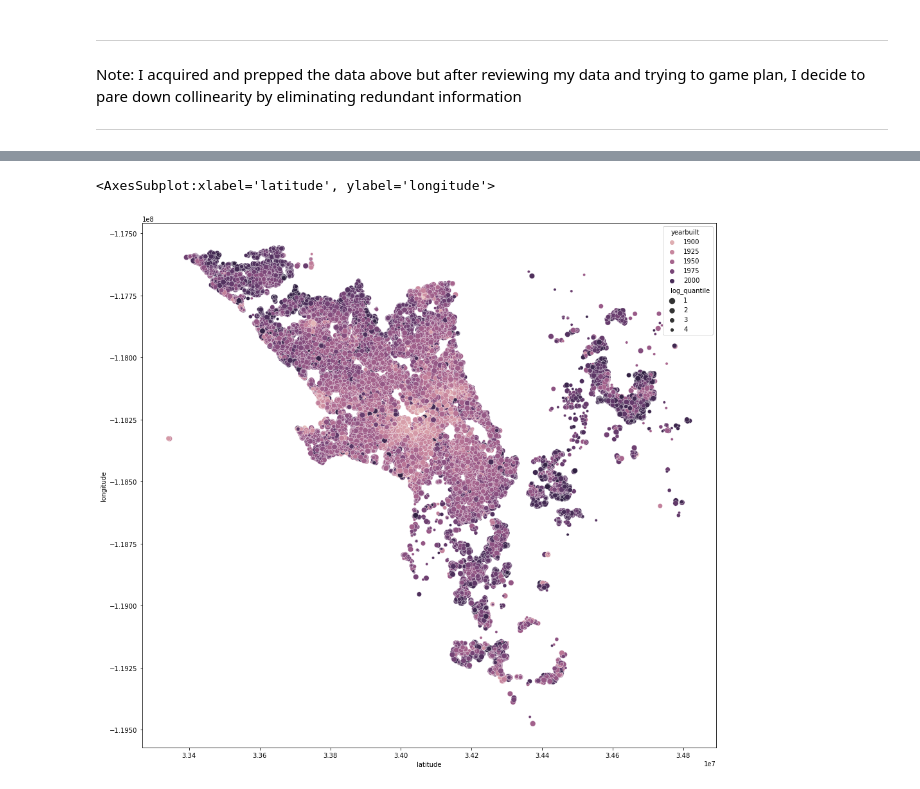
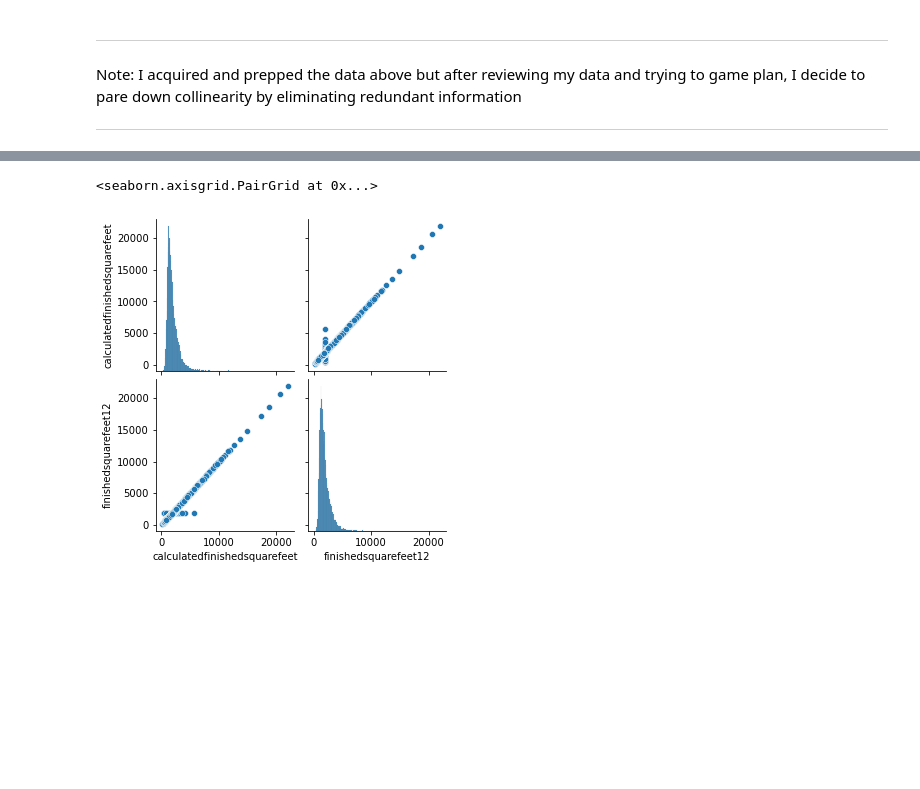
Before and after one commit to albertopuentes/Clustering-Project---Tale-of-Two-Cities, a Jupyter notebook: clustering_notebook.ipynb, the cells around one changed output, grey strips where cells are left out. Saved outputs shown, nothing was run; the diff lists cells and outputs as text; code cells hidden in the pictures; blank space fills up the shorter version.

```diff
--- a/clustering_notebook.ipynb
+++ b/clustering_notebook.ipynb
@@ -157,3 +151,6 @@ memory usage: 12.4+ MB
 # %%
 # drop assessment year as it is one single year
 df = df.drop(columns=(['assessmentyear']))
+# %%
+#dropping the id columns, as parcelid is a unique identifier
+df= df.drop(columns=('id'))
@@ -169,0 +181,3 @@ test -> (9688, 30)
+# %%
+# Split data
+train, validate, test = acquire.split_continuous(df)
@@ -169,0 +188,12 @@ test -> (9688, 30)
+# %%
+# impute mode on discrete columns in split data
+imputer = SimpleImputer(strategy='most_frequent')
+train[discrete_col] = imputer.fit_transform(train[discrete_col])
+validate[discrete_col] = imputer.transform(validate[discrete_col])
+test[discrete_col] = imputer.transform(test[discrete_col])
+# %%
+# impute mean on continuous columns in split data
+imputer = SimpleImputer(strategy='mean')
+train[cont_col] = imputer.fit_transform(train[cont_col])
+validate[cont_col] = imputer.transform(validate[cont_col])
+test[cont_col] = imputer.transform(test[cont_col])
@@ -320,6 +336,5 @@ df2['log_quantile'] = pd.qcut(df2['logerror'], q=[0,.25,.5,.75,1], labels = log_
-# %%
-plt.figure(figsize=(16, 15))
-sns.scatterplot(data=df2, x=df2.latitude, y=df2.longitude, hue=df2.yearbuilt, size=df2.log_quantile)
-# %% [output]
-<AxesSubplot:xlabel='latitude', ylabel='longitude'>
-[figure, removed]
+# %%
+sns.pairplot(data = train[sqft])
+# %% [output]
+<seaborn.axisgrid.PairGrid at 0x...>
+[figure, added]
```
Also changed, not shown: parts of 66 cells of this notebook.
